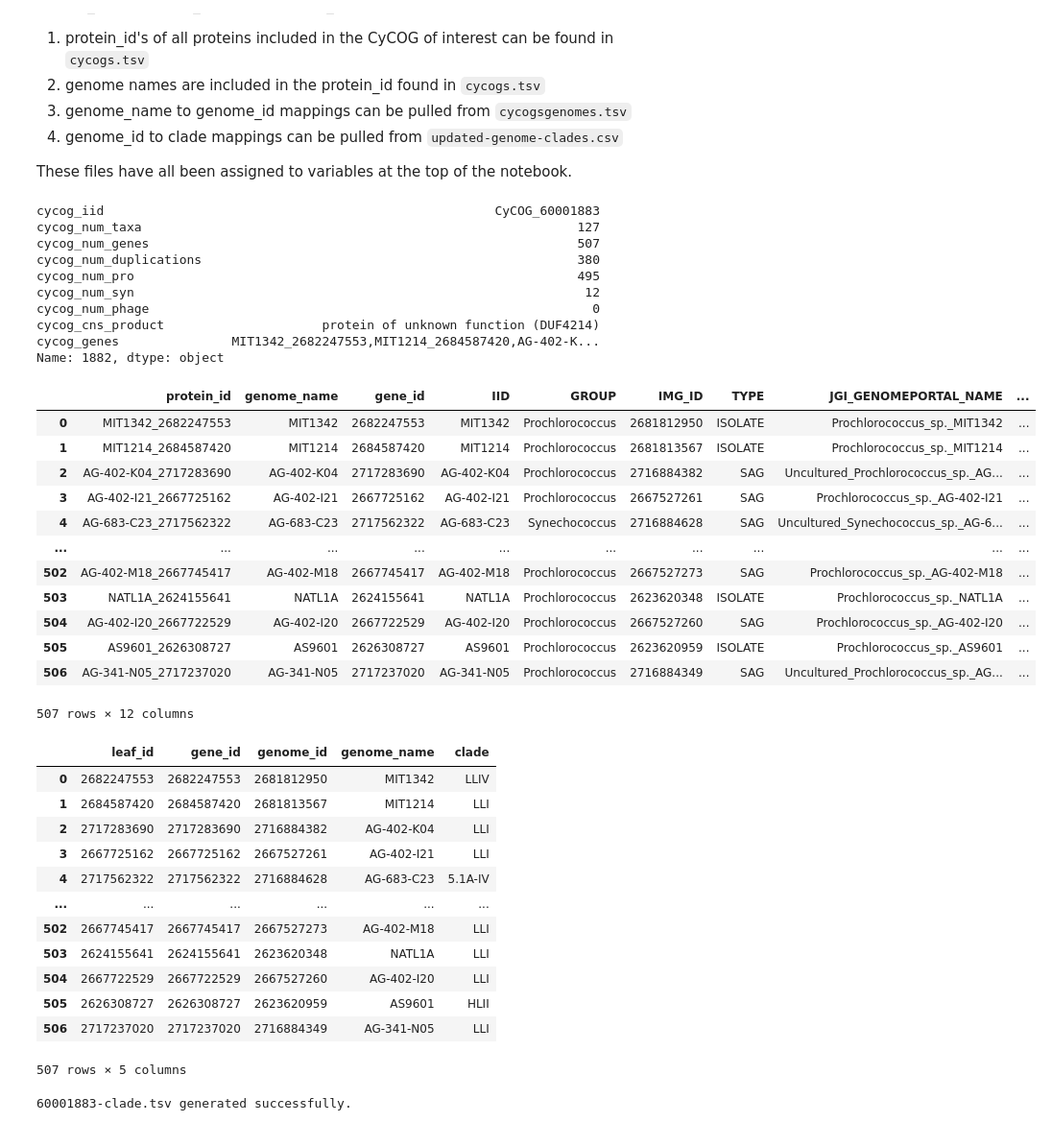
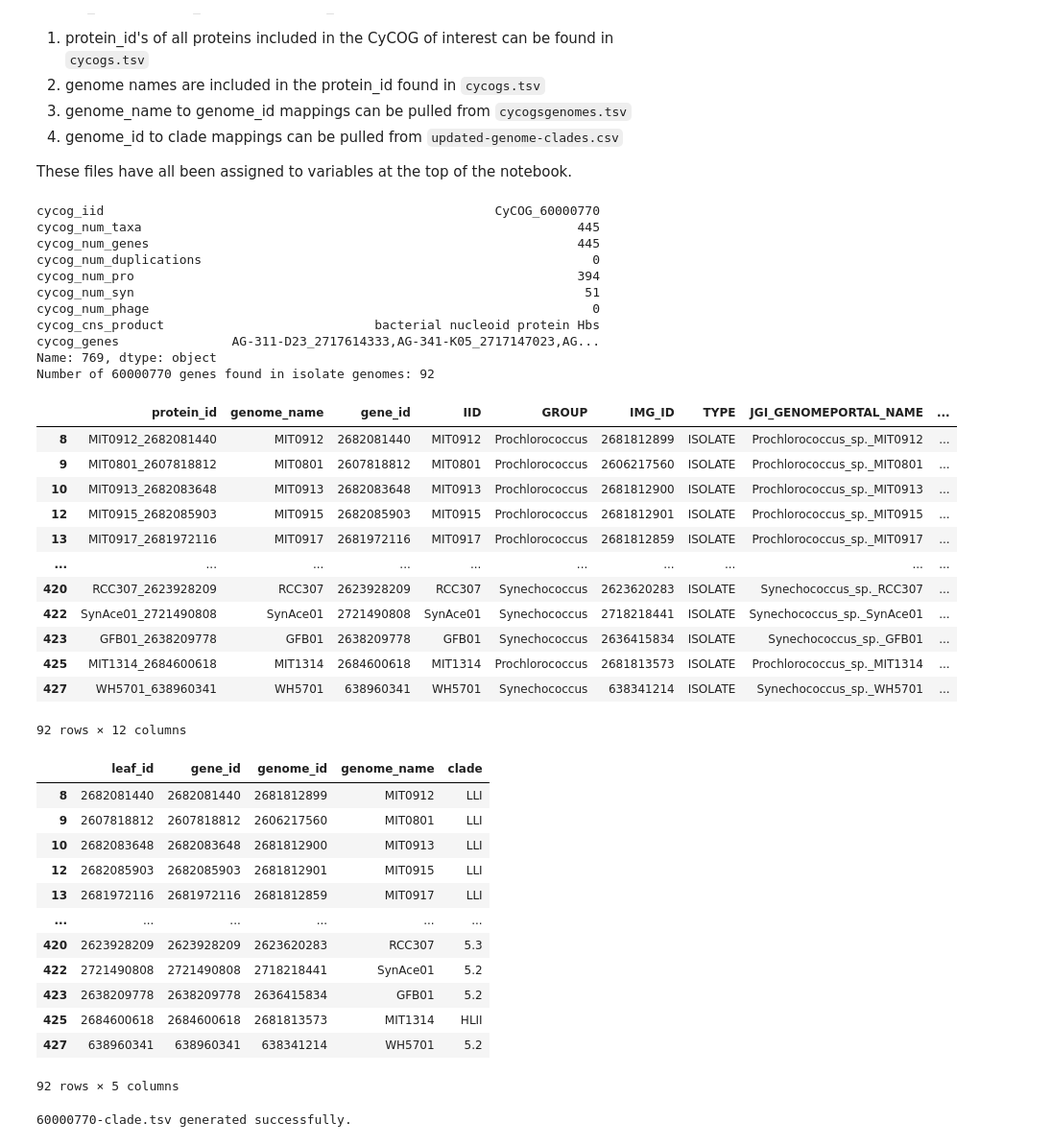
Before and after one commit to Jonahv11/cyano-serralysins, a Jupyter notebook: cycog-tree-tool/cycog-tree-tool.ipynb, the cells around one changed output. Shown at 96% size. Cells and saved outputs as stored; diff of their text form; code cells hidden in the pictures.

Commit message:
polishing tool for distincting isolates

```diff
--- a/cycog-tree-tool/cycog-tree-tool.ipynb
+++ b/cycog-tree-tool/cycog-tree-tool.ipynb
@@ -9,7 +9,7 @@ from Bio import AlignIO
 from Bio.Align import MultipleSeqAlignment
 # %%
 # Pick CyCOG to process throughout notebook
-CYCOG = 60000915
+CYCOG = 60000770
 # %%
 # Create directories for data inputs and outputs
 if not os.path.exists('data'):
@@ -333,50 +334,55 @@ These files have all been assigned to variables at the top of the notebook.
 # %%
 # 1 & 2: extract protein IDs and associated genome names for all proteins in the CyCOG
 cycog_df = pd.read_csv(CYCOG_LIST, sep="\t")
 protein_ids = [] # empty list to store protein IDs
 for i, row in cycog_df.iterrows(): # searches through rows in cycogs.tsv
     if CYCOG == int(row['cycog_iid'].split('_')[1]):
         print(row)
         protein_list = row['cycog_genes'].split(',')
 label_df = pd.DataFrame(protein_list, columns=['protein_id']) # make a dataframe with a protein_id column
 # check out rsplit documentation: https://pandas.pydata.org/pandas-docs/stable/reference/api/pandas.Series.str.rsplit.html#pandas.Series.str.rsplit
 label_df[['genome_name', 'gene_id']] = label_df['protein_id'].str.rsplit(pat='_', n=1, expand=True) # add new columns to the dataframe, the two components of
 # protein_id separated using the underscore
 
 # 3: join genome id on genome name
 genomes_df = pd.read_csv(GENOMES, sep='\t') # reading in a new dataframe with genome data
 label_df = pd.merge(label_df, genomes_df, left_on='genome_name', right_on='IID', how='left') # merging the two dataframes based on the genome_name in the
 # label_df and the IID in the genomes_df, which should match
 
 # 4: join clade on genome id
 clade_df = pd.read_csv(CLADE_MAP) # read in new dataframe with genome IDs and clade information
 label_df = pd.merge(label_df, clade_df, left_on='IMG_ID', right_on='IMGGenomeID', how='left') # merge dataframes matching IMG_ID with IMGGENOMEID
 
+if isolates_only == True:
+    label_df = label_df[label_df['genome_name'].isin(isolates_names_list)]
+    print (f"Number of {CYCOG} genes found in isolate genomes:", (len(label_df)))
+
 label_df
 # %% [output]
-cycog_iid                                                    CyCOG_60001883
-cycog_num_taxa                                                          127
-cycog_num_genes                                                         507
-cycog_num_duplications                                                  380
-cycog_num_pro                                                           495
-cycog_num_syn                                                            12
+cycog_iid                                                    CyCOG_60000770
+cycog_num_taxa                                                          445
+cycog_num_genes                                                         445
+cycog_num_duplications                                                    0
+cycog_num_pro                                                           394
+cycog_num_syn                                                            51
 cycog_num_phage                                                           0
-cycog_cns_product                     protein of unknown function (DUF4214)
-cycog_genes               MIT1342_2682247553,MIT1214_2684587420,AG-402-K...
-Name: 1882, dtype: object
+cycog_cns_product                            bacterial nucleoid protein Hbs
+cycog_genes               AG-311-D23_2717614333,AG-341-K05_2717147023,AG...
+Name: 769, dtype: object
+Number of 60000770 genes found in isolate genomes: 92
 |  | protein_id | genome_name | gene_id | IID | GROUP | IMG_ID | TYPE | JGI_GENOMEPORTAL_NAME | ... |
-| 0 | MIT1342_2682247553 | MIT1342 | 2682247553 | MIT1342 | Prochlorococcus | 2681812950 | ISOLATE | Prochlorococcus_sp._MIT1342 | ... |
-| 1 | MIT1214_2684587420 | MIT1214 | 2684587420 | MIT1214 | Prochlorococcus | 2681813567 | ISOLATE | Prochlorococcus_sp._MIT1214 | ... |
-| 2 | AG-402-K04_2717283690 | AG-402-K04 | 2717283690 | AG-402-K04 | Prochlorococcus | 2716884382 | SAG | Uncultured_Prochlorococcus_sp._AG... | ... |
-| 3 | AG-402-I21_2667725162 | AG-402-I21 | 2667725162 | AG-402-I21 | Prochlorococcus | 2667527261 | SAG | Prochlorococcus_sp._AG-402-I21 | ... |
-| 4 | AG-683-C23_2717562322 | AG-683-C23 | 2717562322 | AG-683-C23 | Synechococcus | 2716884628 | SAG | Uncultured_Synechococcus_sp._AG-6... | ... |
+| 8 | MIT0912_2682081440 | MIT0912 | 2682081440 | MIT0912 | Prochlorococcus | 2681812899 | ISOLATE | Prochlorococcus_sp._MIT0912 | ... |
+| 9 | MIT0801_2607818812 | MIT0801 | 2607818812 | MIT0801 | Prochlorococcus | 2606217560 | ISOLATE | Prochlorococcus_sp._MIT0801 | ... |
+| 10 | MIT0913_2682083648 | MIT0913 | 2682083648 | MIT0913 | Prochlorococcus | 2681812900 | ISOLATE | Prochlorococcus_sp._MIT0913 | ... |
+| 12 | MIT0915_2682085903 | MIT0915 | 2682085903 | MIT0915 | Prochlorococcus | 2681812901 | ISOLATE | Prochlorococcus_sp._MIT0915 | ... |
+| 13 | MIT0917_2681972116 | MIT0917 | 2681972116 | MIT0917 | Prochlorococcus | 2681812859 | ISOLATE | Prochlorococcus_sp._MIT0917 | ... |
 | ... | ... | ... | ... | ... | ... | ... | ... | ... | ... |
-| 502 | AG-402-M18_2667745417 | AG-402-M18 | 2667745417 | AG-402-M18 | Prochlorococcus | 2667527273 | SAG | Prochlorococcus_sp._AG-402-M18 | ... |
-| 503 | NATL1A_2624155641 | NATL1A | 2624155641 | NATL1A | Prochlorococcus | 2623620348 | ISOLATE | Prochlorococcus_sp._NATL1A | ... |
-| 504 | AG-402-I20_2667722529 | AG-402-I20 | 2667722529 | AG-402-I20 | Prochlorococcus | 2667527260 | SAG | Prochlorococcus_sp._AG-402-I20 | ... |
-| 505 | AS9601_2626308727 | AS9601 | 2626308727 | AS9601 | Prochlorococcus | 2623620959 | ISOLATE | Prochlorococcus_sp._AS9601 | ... |
-| 506 | AG-341-N05_2717237020 | AG-341-N05 | 2717237020 | AG-341-N05 | Prochlorococcus | 2716884349 | SAG | Uncultured_Prochlorococcus_sp._AG... | ... |
+| 420 | RCC307_2623928209 | RCC307 | 2623928209 | RCC307 | Synechococcus | 2623620283 | ISOLATE | Synechococcus_sp._RCC307 | ... |
+| 422 | SynAce01_2721490808 | SynAce01 | 2721490808 | SynAce01 | Synechococcus | 2718218441 | ISOLATE | Synechococcus_sp._SynAce01 | ... |
+| 423 | GFB01_2638209778 | GFB01 | 2638209778 | GFB01 | Synechococcus | 2636415834 | ISOLATE | Synechococcus_sp._GFB01 | ... |
+| 425 | MIT1314_2684600618 | MIT1314 | 2684600618 | MIT1314 | Prochlorococcus | 2681813573 | ISOLATE | Prochlorococcus_sp._MIT1314 | ... |
+| 427 | WH5701_638960341 | WH5701 | 638960341 | WH5701 | Synechococcus | 638341214 | ISOLATE | Synechococcus_sp._WH5701 | ... |
-507 rows × 12 columns
+92 rows × 12 columns
 # %%
 # create the mapping file
 
@@ -388,18 +394,18 @@ mapping_df = mapping_df[['leaf_id', 'gene_id', 'genome_id', 'genome_name', 'clad
 mapping_df
 # %% [output]
 |  | leaf_id | gene_id | genome_id | genome_name | clade |
-| 0 | 2682247553 | 2682247553 | 2681812950 | MIT1342 | LLIV |
-| 1 | 2684587420 | 2684587420 | 2681813567 | MIT1214 | LLI |
-| 2 | 2717283690 | 2717283690 | 2716884382 | AG-402-K04 | LLI |
-| 3 | 2667725162 | 2667725162 | 2667527261 | AG-402-I21 | LLI |
-| 4 | 2717562322 | 2717562322 | 2716884628 | AG-683-C23 | 5.1A-IV |
+| 8 | 2682081440 | 2682081440 | 2681812899 | MIT0912 | LLI |
+| 9 | 2607818812 | 2607818812 | 2606217560 | MIT0801 | LLI |
+| 10 | 2682083648 | 2682083648 | 2681812900 | MIT0913 | LLI |
+| 12 | 2682085903 | 2682085903 | 2681812901 | MIT0915 | LLI |
+| 13 | 2681972116 | 2681972116 | 2681812859 | MIT0917 | LLI |
 | ... | ... | ... | ... | ... | ... |
-| 502 | 2667745417 | 2667745417 | 2667527273 | AG-402-M18 | LLI |
-| 503 | 2624155641 | 2624155641 | 2623620348 | NATL1A | LLI |
-| 504 | 2667722529 | 2667722529 | 2667527260 | AG-402-I20 | LLI |
-| 505 | 2626308727 | 2626308727 | 2623620959 | AS9601 | HLII |
-| 506 | 2717237020 | 2717237020 | 2716884349 | AG-341-N05 | LLI |
+| 420 | 2623928209 | 2623928209 | 2623620283 | RCC307 | 5.3 |
+| 422 | 2721490808 | 2721490808 | 2718218441 | SynAce01 | 5.2 |
+| 423 | 2638209778 | 2638209778 | 2636415834 | GFB01 | 5.2 |
+| 425 | 2684600618 | 2684600618 | 2681813573 | MIT1314 | HLII |
+| 427 | 638960341 | 638960341 | 638341214 | WH5701 | 5.2 |
-507 rows × 5 columns
+92 rows × 5 columns
 # %%
 # establish legend colors to be used in tree annotations, specify creation of clade or taxa annotation
 clade_lgnd = {
@@ -501,7 +509,7 @@ with open(output_matches, 'w', newline='') as outfile:  # Use 'w' mode to create
 
 print(output_matches, "generated successfully.")
 # %% [output]
-60001883-clade.tsv generated successfully.
+60000770-clade.tsv generated successfully.
 # %%
 # Join previously made tsv with template file to complete annotation file for iTOL
 # Read the content of the output file
```
Also changed, not shown: parts of 8 cells of this notebook.
